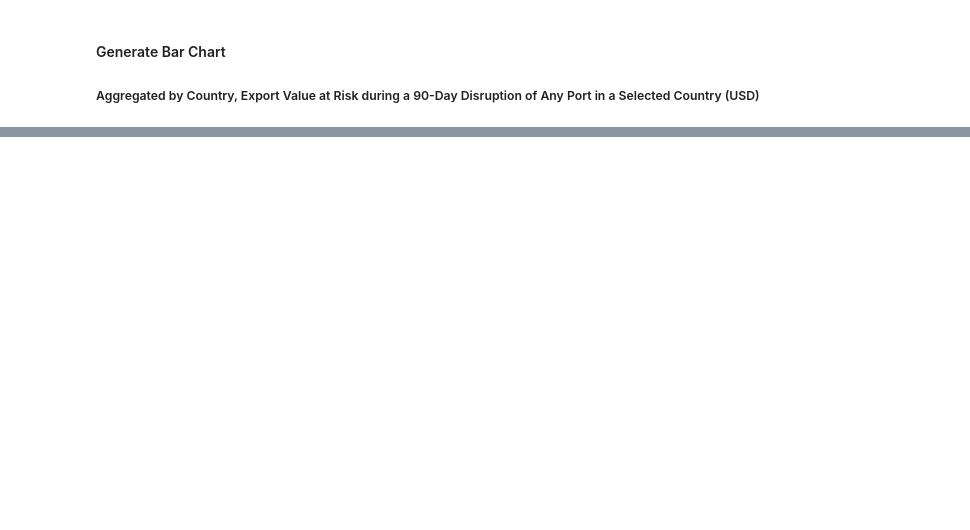
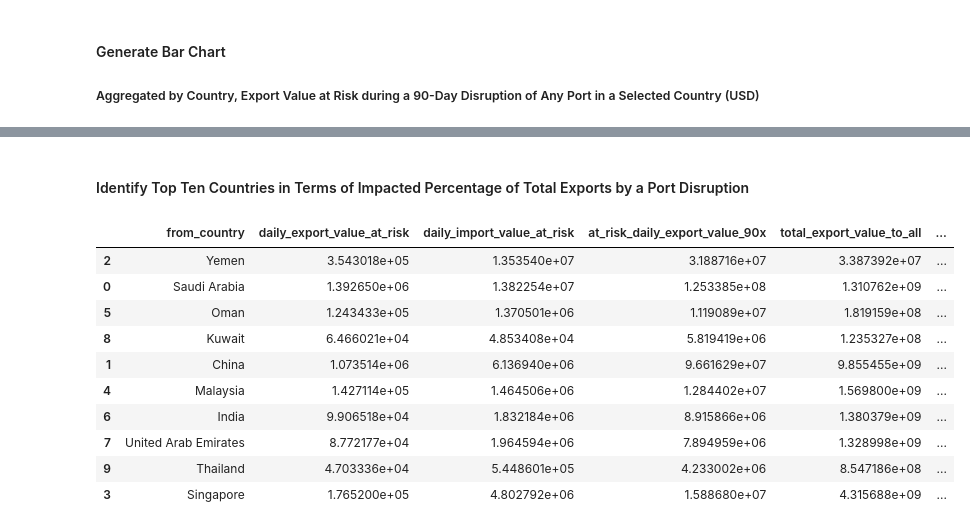
Before and after one commit to datapartnership/red-sea-monitoring, a Jupyter notebook: _sources/notebooks/spill/spill.ipynb, the cells around one changed output, grey strips where cells are left out. Drawn from its saved outputs; the diff is of its cells as text; code cells hidden in the pictures; blank space fills up the shorter version.

```diff
--- a/_sources/notebooks/spill/spill.ipynb
+++ b/_sources/notebooks/spill/spill.ipynb
@@ -180,0 +147,33 @@ top_ten_exporters
+# %% [markdown]
+#### Identify Top Ten Countries in Terms of Impacted Percentage of Total Exports by a Port Disruption
+# %%
+# Calculate total export value for each country to all destinations
+total_export_to_all_countries = data_df[data_df['industry'] == 'Total'].groupby('from_country')['daily_export_value_at_risk'].sum().reset_index()
+total_export_to_all_countries.rename(columns={'daily_export_value_at_risk': 'total_export_value_to_all'}, inplace=True)
+
+# Merge this with the top_ten_exporters DataFrame
+top_ten_exporters_with_total = pd.merge(top_ten_exporters, total_export_to_all_countries, on='from_country', how='left')
+
+# Calculate percent of total export value to selected country out of total export value to all countries
+top_ten_exporters_with_total['portion_of_total_export_to_Country'] = (top_ten_exporters_with_total['daily_export_value_at_risk'] / top_ten_exporters_with_total['total_export_value_to_all'])
+
+# Sort the DataFrame by 'portion_of_total_export_to_Country' in descending order
+sorted_by_portion_to_yemen = top_ten_exporters_with_total.sort_values(by='portion_of_total_export_to_Country', ascending=False)
+
+# Select the top ten countries based on the largest 'portion_of_total_export_to_Country'
+top_ten_countries_by_portion_to_country = sorted_by_portion_to_yemen.head(10)
+
+# Now, 'top_ten_countries_by_portion_to_yemen' contains the top ten countries in terms of portion of total export to Yemen.
+top_ten_countries_by_portion_to_country
+# %% [output]
+|  | from_country | daily_export_value_at_risk | daily_import_value_at_risk | at_risk_daily_export_value_90x | total_export_value_to_all | ... |
+| 2 | Yemen | 3.543018e+05 | 1.353540e+07 | 3.188716e+07 | 3.387392e+07 | ... |
+| 0 | Saudi Arabia | 1.392650e+06 | 1.382254e+07 | 1.253385e+08 | 1.310762e+09 | ... |
+| 5 | Oman | 1.243433e+05 | 1.370501e+06 | 1.119089e+07 | 1.819159e+08 | ... |
+| 8 | Kuwait | 6.466021e+04 | 4.853408e+04 | 5.819419e+06 | 1.235327e+08 | ... |
+| 1 | China | 1.073514e+06 | 6.136940e+06 | 9.661629e+07 | 9.855455e+09 | ... |
+| 4 | Malaysia | 1.427114e+05 | 1.464506e+06 | 1.284402e+07 | 1.569800e+09 | ... |
+| 6 | India | 9.906518e+04 | 1.832184e+06 | 8.915866e+06 | 1.380379e+09 | ... |
+| 7 | United Arab Emirates | 8.772177e+04 | 1.964594e+06 | 7.894959e+06 | 1.328998e+09 | ... |
+| 9 | Thailand | 4.703336e+04 | 5.448601e+05 | 4.233002e+06 | 8.547186e+08 | ... |
+| 3 | Singapore | 1.765200e+05 | 4.802792e+06 | 1.588680e+07 | 4.315688e+09 | ... |
```
Also changed, not shown: parts of 10 cells of this notebook, 7 other files.
